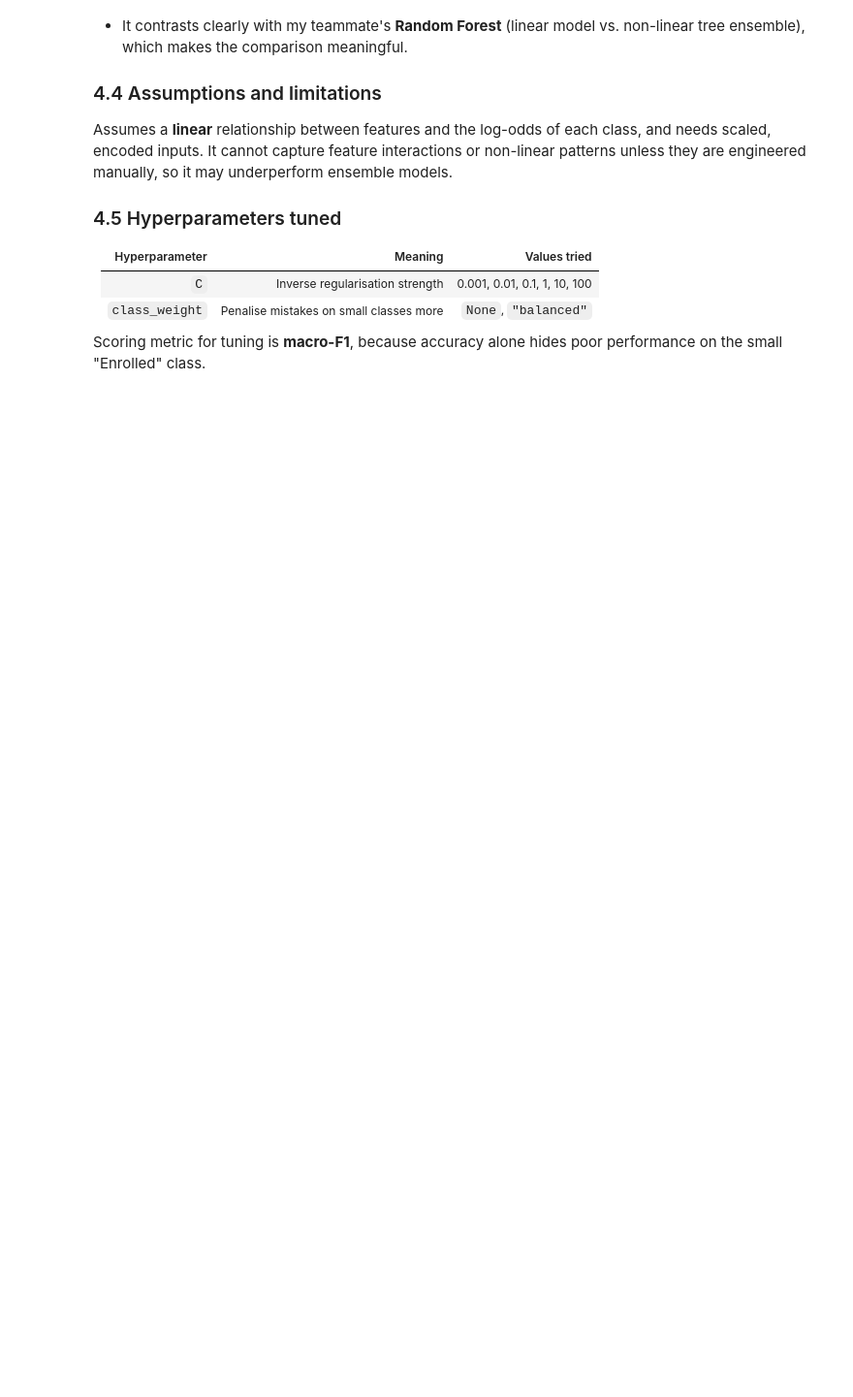
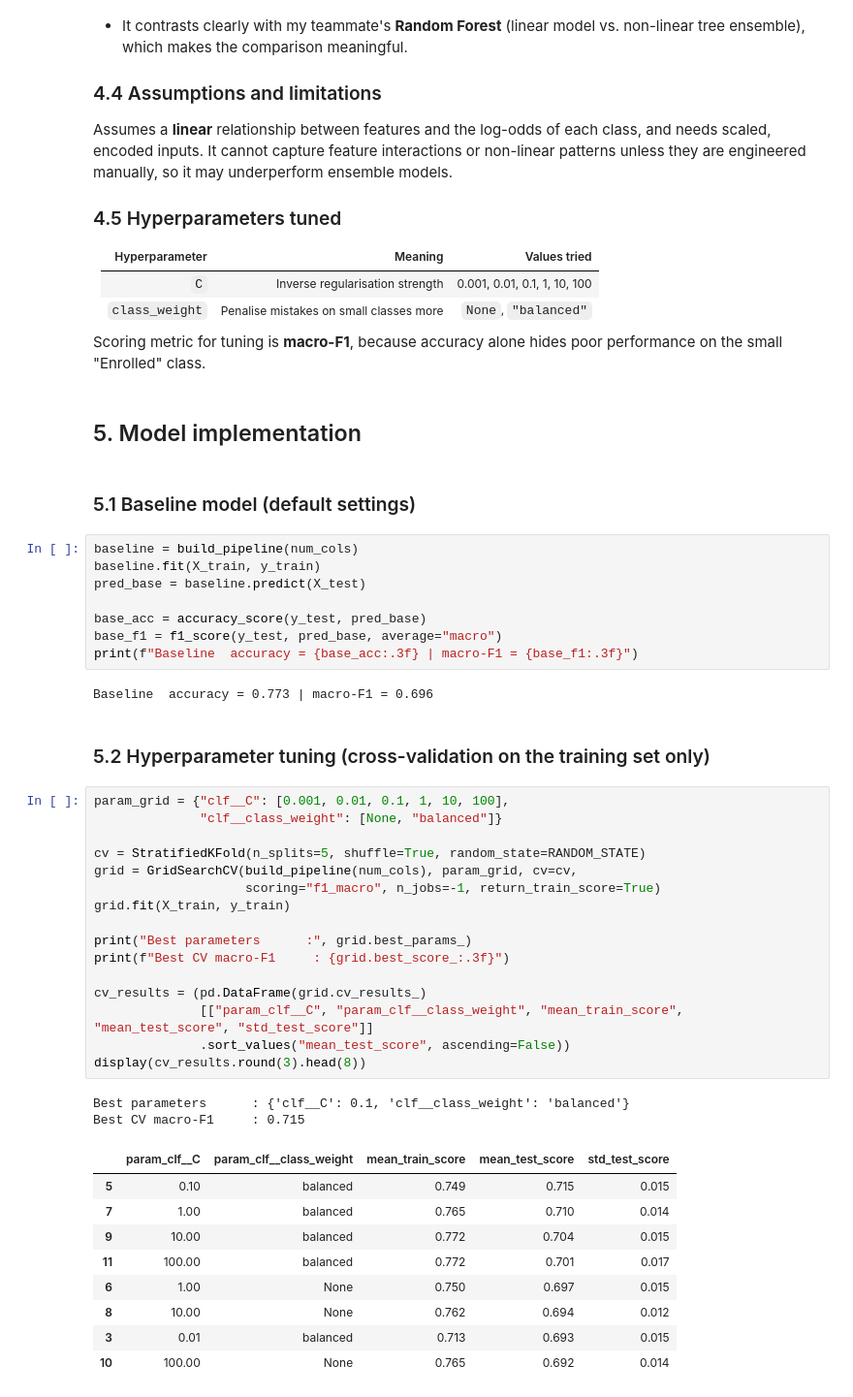
Before and after one commit to LoshithaAI/ML-Assignment, a Jupyter notebook: notebooks/logistic_regression.ipynb, the cells around one changed output. Shown at 97% size. Drawn from its saved outputs; the diff is of its cells as text; blank space fills up the shorter version.

Commit message:
Add Logistic Regression model implementation section

```diff
--- a/notebooks/logistic_regression.ipynb
+++ b/notebooks/logistic_regression.ipynb
@@ -394,3 +394,47 @@ It cannot capture feature interactions or non-linear patterns unless they are en
 | `class_weight` | Penalise mistakes on small classes more | `None`, `"balanced"` |
 
 Scoring metric for tuning is **macro-F1**, because accuracy alone hides poor performance on the small "Enrolled" class.
+# %% [markdown]
+## 5. Model implementation
+# %% [markdown]
+### 5.1 Baseline model (default settings)
+# %%
+baseline = build_pipeline(num_cols)
+baseline.fit(X_train, y_train)
+pred_base = baseline.predict(X_test)
+
+base_acc = accuracy_score(y_test, pred_base)
+base_f1 = f1_score(y_test, pred_base, average="macro")
+print(f"Baseline  accuracy = {base_acc:.3f} | macro-F1 = {base_f1:.3f}")
+# %% [output]
+Baseline  accuracy = 0.773 | macro-F1 = 0.696
+# %% [markdown]
+### 5.2 Hyperparameter tuning (cross-validation on the training set only)
+# %%
+param_grid = {"clf__C": [0.001, 0.01, 0.1, 1, 10, 100],
+              "clf__class_weight": [None, "balanced"]}
+
+cv = StratifiedKFold(n_splits=5, shuffle=True, random_state=RANDOM_STATE)
+grid = GridSearchCV(build_pipeline(num_cols), param_grid, cv=cv,
+                    scoring="f1_macro", n_jobs=-1, return_train_score=True)
+grid.fit(X_train, y_train)
+
+print("Best parameters      :", grid.best_params_)
+print(f"Best CV macro-F1     : {grid.best_score_:.3f}")
+
+cv_results = (pd.DataFrame(grid.cv_results_)
+              [["param_clf__C", "param_clf__class_weight", "mean_train_score", "mean_test_score", "std_test_score"]]
+              .sort_values("mean_test_score", ascending=False))
+display(cv_results.round(3).head(8))
+# %% [output]
+Best parameters      : {'clf__C': 0.1, 'clf__class_weight': 'balanced'}
+Best CV macro-F1     : 0.715
+|  | param_clf__C | param_clf__class_weight | mean_train_score | mean_test_score | std_test_score |
+| 5 | 0.10 | balanced | 0.749 | 0.715 | 0.015 |
+| 7 | 1.00 | balanced | 0.765 | 0.710 | 0.014 |
+| 9 | 10.00 | balanced | 0.772 | 0.704 | 0.015 |
+| 11 | 100.00 | balanced | 0.772 | 0.701 | 0.017 |
+| 6 | 1.00 | None | 0.750 | 0.697 | 0.015 |
+| 8 | 10.00 | None | 0.762 | 0.694 | 0.012 |
+| 3 | 0.01 | balanced | 0.713 | 0.693 | 0.015 |
+| 10 | 100.00 | None | 0.765 | 0.692 | 0.014 |
```
Also changed, not shown: parts of 1 cell of this notebook.
